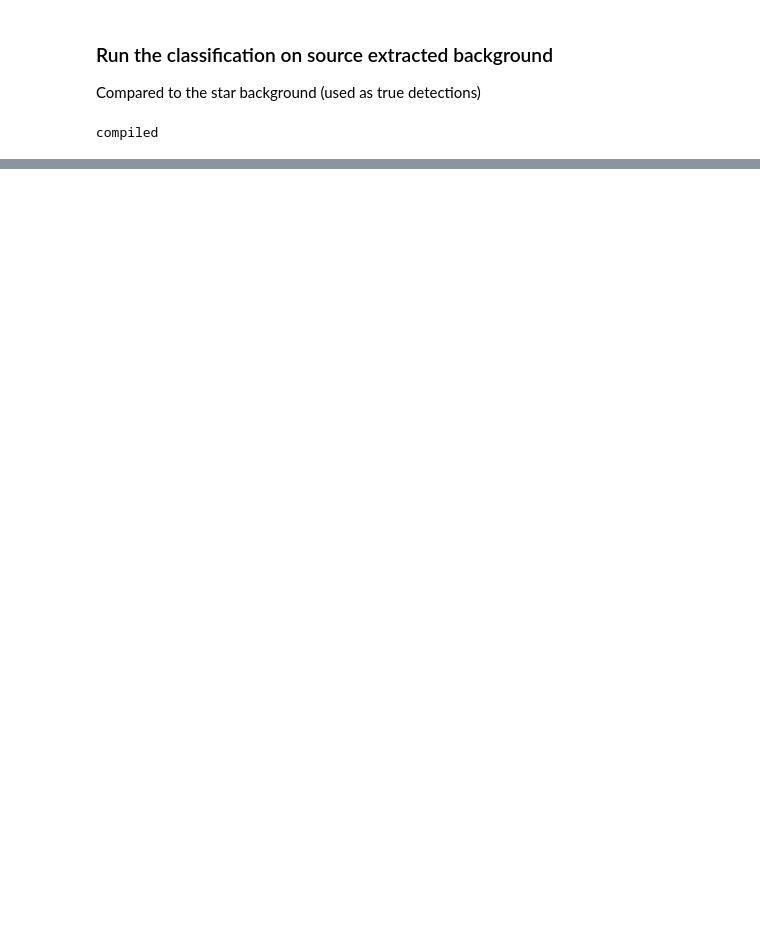
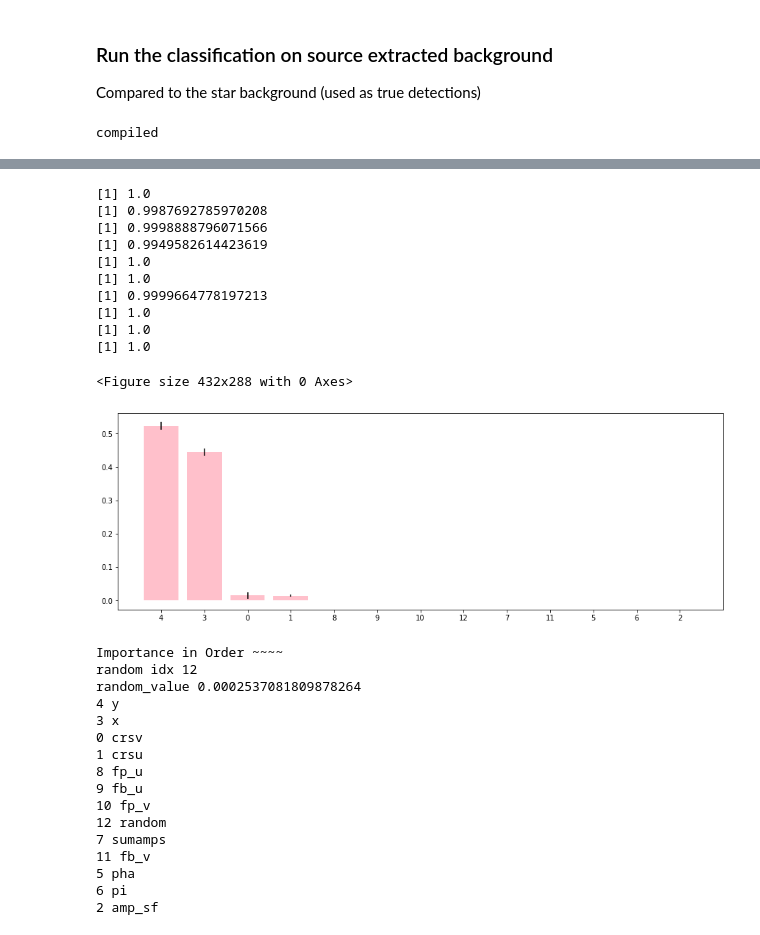
Before and after one commit to beckynevin/EVE, a Jupyter notebook: notebooks/Classify_source_excised.ipynb, the cells around one changed output, grey strips where cells are left out. Cells and saved outputs as stored; diff of their text form; code cells hidden in the pictures; blank space fills up the shorter version.

```diff
--- a/notebooks/Classify_source_excised.ipynb
+++ b/notebooks/Classify_source_excised.ipynb
@@ -10,2 +13,14 @@ import numpy as np
 # %% [output]
 compiled
+# %%
+# Look at the source versus background events:
+
+# First load them up
+file_dir = "/Users/beckynevin/CfA_Code/EVE/data/csv_files/"
+obsid_train = '579'
+
+bg_train = pd.read_csv(file_dir+'science_dataframe_cutout_'+str(obsid_train)+'.csv')
+source_train = pd.read_csv(file_dir+'science_dataframe_stars_'+str(obsid_train)+'.csv')
+
+# This is the science observation, or the two things above combined
+obs = hypercore_csv.HRCevt1(file_dir+'science_dataframe_'+str(obsid_train)+'.csv')
@@ -11,0 +75,17 @@ compiled
+# %%
+# Run a simple random forest:
+
+# First, make class labels
+bg_train['class'] = 1
+source_train['class'] = 0
+
+# Then combine everything together into one 'X':
+X = pd.concat([bg_train, source_train])
+
+# Make a random number column:
+
+random_numbers = np.random.random(size=len(X))
+
+X['random'] = random_numbers
+
+print(X.columns)
@@ -11,0 +113,42 @@ compiled
+# %%
+# Get rid of nans:
+
+
+# Decide which features you are going to use for the random forest:
+
+feature_list_RFC_no_class = ['crsv','crsu','amp_sf','x','y','pha','pi','sumamps',
+                    'fp_u','fb_u','fp_v','fb_v','random']
+feature_list_RFC = ['crsv','crsu','amp_sf','x','y','pha','pi','sumamps',
+                    'fp_u','fb_u','fp_v','fb_v','random','class']
+run_features_RFC = X[feature_list_RFC]
+df_RFC = run_features_RFC.dropna()
+terms_RFC, reject_terms_RFC, model_RFC = run_RFC(df_RFC, feature_list_RFC_no_class, 'yes')
+# %% [output]
+[1] 1.0
+[1] 0.9987692785970208
+[1] 0.9998888796071566
+[1] 0.9949582614423619
+[1] 1.0
+[1] 1.0
+[1] 0.9999664778197213
+[1] 1.0
+[1] 1.0
+[1] 1.0
+<Figure size 432x288 with 0 Axes>
+[figure, added]
+Importance in Order ~~~~
+random idx 12
+random_value 0.0002537081809878264
+4 y
+3 x
+0 crsv
+1 crsu
+8 fp_u
+9 fb_u
+10 fp_v
+12 random
+7 sumamps
+11 fb_v
+5 pha
+6 pi
+2 amp_sf
```
Also changed, not shown: parts of 17 cells of this notebook.
